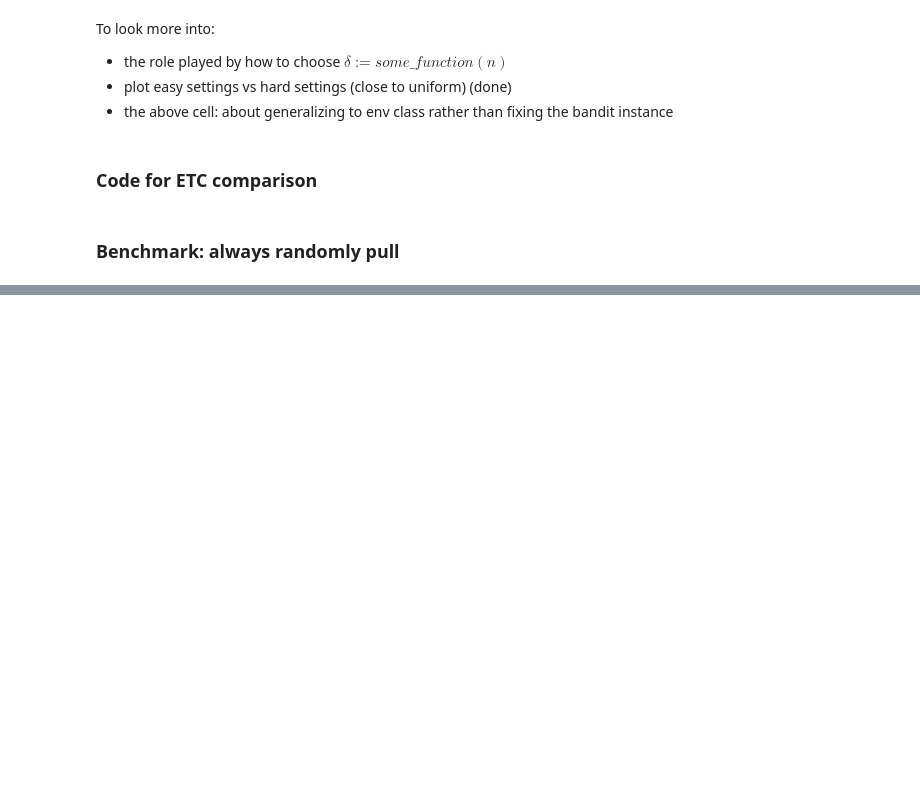
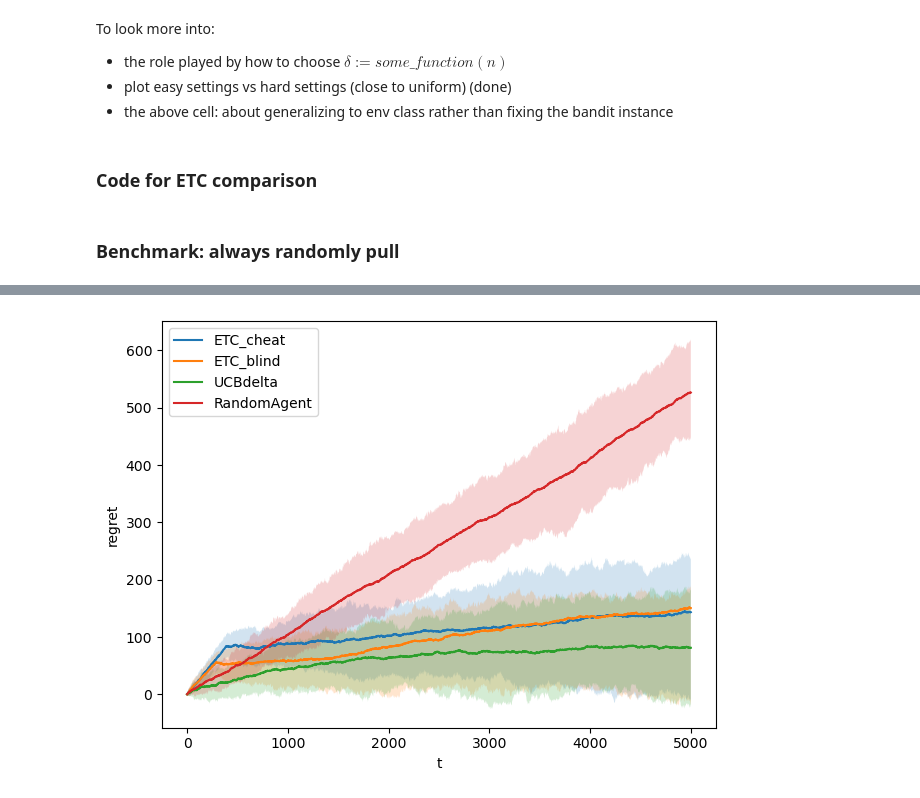
Before and after one commit to sun-ruiheng/MA4198, a Jupyter notebook: ucb.ipynb, the cells around one changed output, grey strips where cells are left out. Cells and saved outputs as stored; diff of their text form; code cells hidden in the pictures; blank space fills up the shorter version.

```diff
--- a/ucb.ipynb
+++ b/ucb.ipynb
@@ -512,0 +549,5 @@ compare(BernoulliBandit, means, ETC_cheat, ETC_blind, UCBdelta, RandomAgent, hor
+# %%
+means = [2, 2.2]
+compare(GaussianBandit_2, means, ETC_cheat, ETC_blind, UCBdelta, RandomAgent, horizon=5000, reps=100, ci=0.5)
+# %% [output]
+[figure, added]
```
Also changed, not shown: parts of 9 cells of this notebook, 1 other file.
